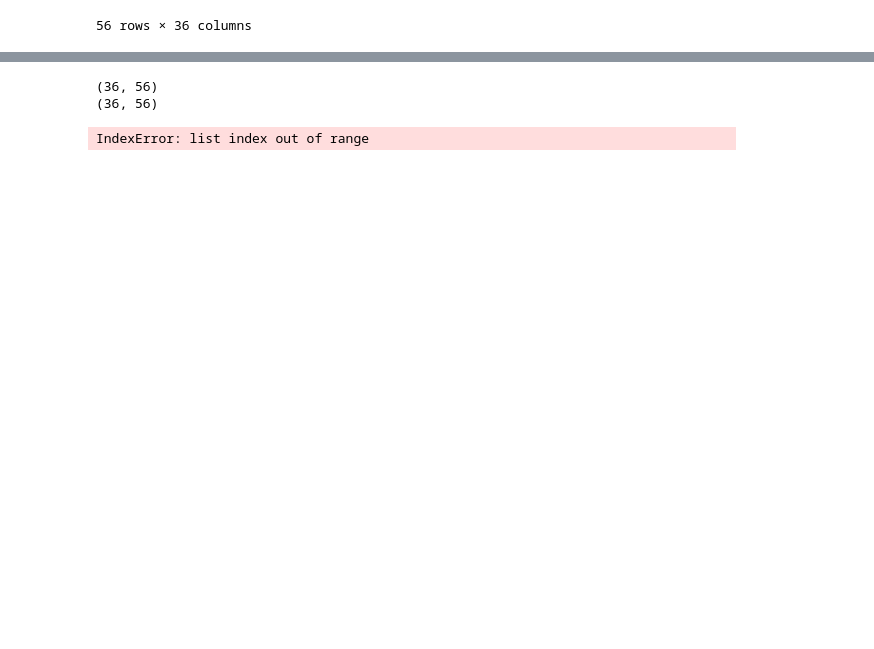
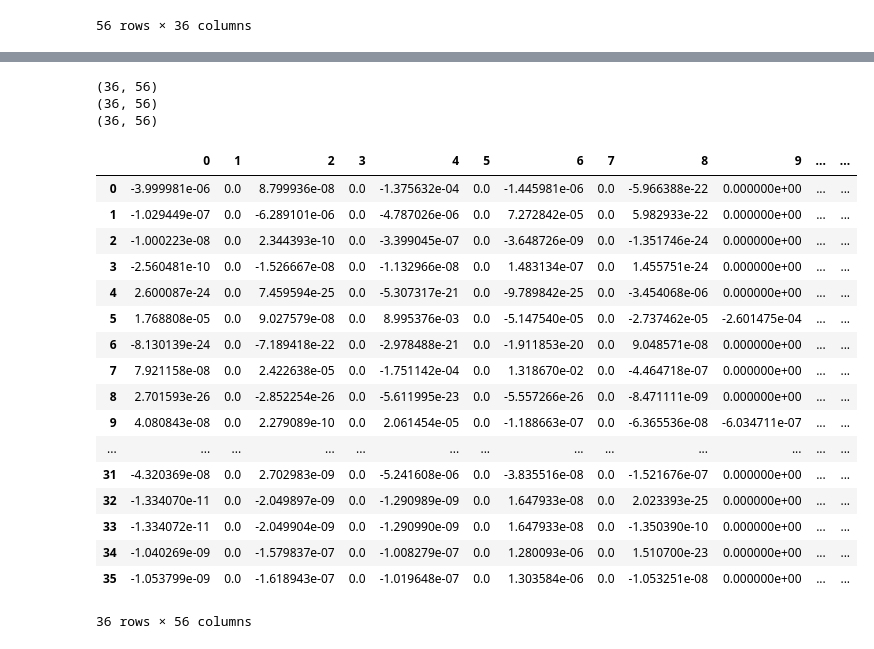
Before and after one commit to pishchynski/coursework3, a Jupyter notebook: notebook_cold.ipynb, the cells around one changed output, grey strips where cells are left out. Drawn from its saved outputs; the diff is of its cells as text; code cells hidden in the pictures; blank space fills up the shorter version.

```diff
--- a/notebook_cold.ipynb
+++ b/notebook_cold.ipynb
@@ -324,17 +324,21 @@ for i in range(0, n+1):
                 temp_matr += mult_matr
             matrQ_il[i].append(temp_matr)
     else:
-        for l in range(i, n+1):
-            temp_matr = matrQ_k[l-i]
-            for k in range(l+1, n+1):
-                mult_matr = matrQ_k[k-i]
-                for kk in range(k-1, l-1, -1):
-                    if kk == 0:
-                        mult_matr = mult_matr.dot(matrG_0)
-                    else:
-                        mult_matr = mult_matr.dot(matrG)
-                temp_matr += mult_matr
-            matrQ_il[i].append(temp_matr)
+        for l in range(0, n+1):
+            if l >= i:
+                temp_matr = matrQ_k[l-i]
+                for k in range(l+1, n+1):
+                    mult_matr = matrQ_k[k-i]
+                    for kk in range(k-1, l-1, -1):
+                        if kk == 0:
+                            mult_matr = mult_matr.dot(matrG_0)
+                        else:
+                            mult_matr = mult_matr.dot(matrG)
+                    temp_matr += mult_matr
+                matrQ_il[i].append(temp_matr)
+            else:
+                matrQ_il[i].append([])
 
+print(len(matrQ_il[3]))
 pd.DataFrame(matrQ_il[0][0])
 # %% [output]
@@ -359,15 +364,33 @@ pd.DataFrame(matrQ_il[0][0])
 # %%
 matrPhi_0 = np.eye(matrQ_il[0][0].shape[0])
 matrPhi_l = [matrPhi_0]
 for l in range(1, n+1):
-    temp_matr = np.zeros(matrQ_il[0][l].shape)
+    temp_matr = (matrPhi_l[0].dot(matrQ_il[0][l])).dot(la.inv(-matrQ_il[l][l]))
     print(temp_matr.shape)
-    for i in range(0, l):
+    for i in range(1, l):
         # print(matrPhi_l[i].dot(matrQ_il[i][l]).dot(la.inv(-matrQ_il[l][l])).shape)
         temp_matr += (matrPhi_l[i].dot(matrQ_il[i][l])).dot(la.inv(-matrQ_il[l][l]))
     matrPhi_l.append(temp_matr)
 pd.DataFrame(matrPhi_l[1])
 # %% [output]
 (36, 56)
 (36, 56)
+(36, 56)
+|  | 0 | 1 | 2 | 3 | 4 | 5 | 6 | 7 | 8 | 9 | ... | ... |
+| 0 | -3.999981e-06 | 0.0 | 8.799936e-08 | 0.0 | -1.375632e-04 | 0.0 | -1.445981e-06 | 0.0 | -5.966388e-22 | 0.000000e+00 | ... | ... |
+| 1 | -1.029449e-07 | 0.0 | -6.289101e-06 | 0.0 | -4.787026e-06 | 0.0 | 7.272842e-05 | 0.0 | 5.982933e-22 | 0.000000e+00 | ... | ... |
+| 2 | -1.000223e-08 | 0.0 | 2.344393e-10 | 0.0 | -3.399045e-07 | 0.0 | -3.648726e-09 | 0.0 | -1.351746e-24 | 0.000000e+00 | ... | ... |
+| 3 | -2.560481e-10 | 0.0 | -1.526667e-08 | 0.0 | -1.132966e-08 | 0.0 | 1.483134e-07 | 0.0 | 1.455751e-24 | 0.000000e+00 | ... | ... |
+| 4 | 2.600087e-24 | 0.0 | 7.459594e-25 | 0.0 | -5.307317e-21 | 0.0 | -9.789842e-25 | 0.0 | -3.454068e-06 | 0.000000e+00 | ... | ... |
+| 5 | 1.768808e-05 | 0.0 | 9.027579e-08 | 0.0 | 8.995376e-03 | 0.0 | -5.147540e-05 | 0.0 | -2.737462e-05 | -2.601475e-04 | ... | ... |
+| 6 | -8.130139e-24 | 0.0 | -7.189418e-22 | 0.0 | -2.978488e-21 | 0.0 | -1.911853e-20 | 0.0 | 9.048571e-08 | 0.000000e+00 | ... | ... |
+| 7 | 7.921158e-08 | 0.0 | 2.422638e-05 | 0.0 | -1.751142e-04 | 0.0 | 1.318670e-02 | 0.0 | -4.464718e-07 | 0.000000e+00 | ... | ... |
+| 8 | 2.701593e-26 | 0.0 | -2.852254e-26 | 0.0 | -5.611995e-23 | 0.0 | -5.557266e-26 | 0.0 | -8.471111e-09 | 0.000000e+00 | ... | ... |
+| 9 | 4.080843e-08 | 0.0 | 2.279089e-10 | 0.0 | 2.061454e-05 | 0.0 | -1.188663e-07 | 0.0 | -6.365536e-08 | -6.034711e-07 | ... | ... |
+| ... | ... | ... | ... | ... | ... | ... | ... | ... | ... | ... | ... | ... |
+| 31 | -4.320369e-08 | 0.0 | 2.702983e-09 | 0.0 | -5.241608e-06 | 0.0 | -3.835516e-08 | 0.0 | -1.521676e-07 | 0.000000e+00 | ... | ... |
+| 32 | -1.334070e-11 | 0.0 | -2.049897e-09 | 0.0 | -1.290989e-09 | 0.0 | 1.647933e-08 | 0.0 | 2.023393e-25 | 0.000000e+00 | ... | ... |
+| 33 | -1.334072e-11 | 0.0 | -2.049904e-09 | 0.0 | -1.290990e-09 | 0.0 | 1.647933e-08 | 0.0 | -1.350390e-10 | 0.000000e+00 | ... | ... |
+| 34 | -1.040269e-09 | 0.0 | -1.579837e-07 | 0.0 | -1.008279e-07 | 0.0 | 1.280093e-06 | 0.0 | 1.510700e-23 | 0.000000e+00 | ... | ... |
+| 35 | -1.053799e-09 | 0.0 | -1.618943e-07 | 0.0 | -1.019648e-07 | 0.0 | 1.303584e-06 | 0.0 | -1.053251e-08 | 0.000000e+00 | ... | ... |
-IndexError: list index out of range
+36 rows × 56 columns
```
Also changed, not shown: parts of 1 cell of this notebook.
